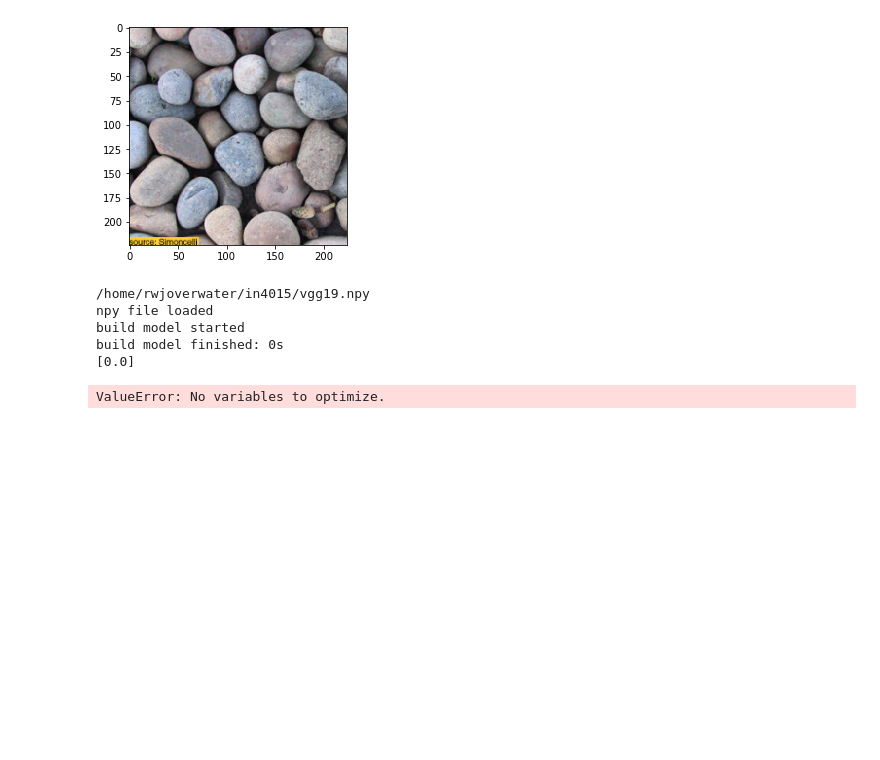
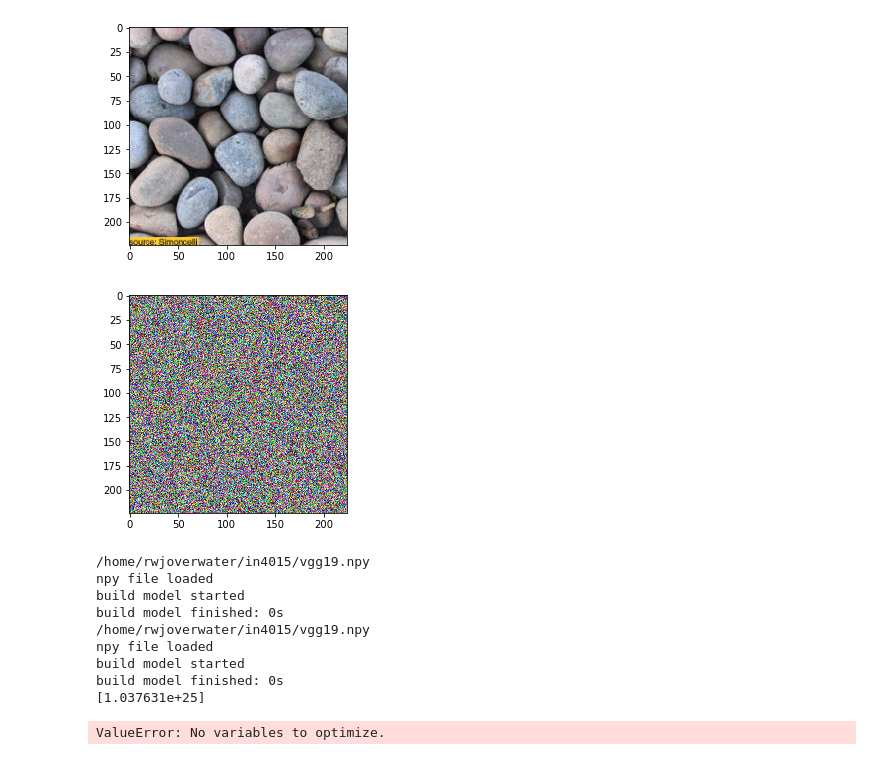
Before and after one commit to lvandam/doodle_texture_synthesis, a Jupyter notebook: laurens.ipynb, the cells around one changed output. Drawn from its saved outputs; the diff is of its cells as text; code cells hidden in the pictures; blank space fills up the shorter version.

```diff
--- a/laurens.ipynb
+++ b/laurens.ipynb
@@ -6,8 +6,6 @@ import matplotlib.pyplot as plt
 import utils
 # %%
 #img = tf.placeholder(tf.float32, [None, 224, 224, 3])
-image = tf.placeholder(tf.float32, [1, 224, 224, 3])
-feed_dict = {}
 
 device = '/cpu:0'
 show = True
@@ -18,4 +16,12 @@ def gram_matrix(F, N, M):
 # %%
 def main_loss_function(x):
     return
+# %%
+def create_noise_image(width, height):
+    image = np.random.uniform(-32,32, (1, height, width, 3)).astype('float32')
+
+    if(show == True):
+        plt.imshow(image.reshape(height,width,3))
+        plt.show()
+    return image
 # %%
@@ -42,3 +39,13 @@ def get_layers(path):
+# %%
+def get_layers(image):
+    #vgg
+    vgg = vgg19.Vgg19()
+    with tf.name_scope("content_vgg"):
+        vgg.build(image)
+
+    layers = [vgg.pool4, vgg.pool3, vgg.pool2, vgg.pool1, vgg.conv1_1]
+
+    return layers
 # %%
 def get_gram_loss(target_layers, input_layers):
     gram_losses = []
@@ -77,43 +84,46 @@ def get_loss(target_layers, input_layers):
 # %%
 with tf.device('/cpu:0'):
     sess = tf.InteractiveSession()
-    #style_layers = get_layers("./test_data/pebbles.jpg")
 
-    #load image
-    img_input = utils.load_image("./test_data/pebbles.jpg")
-    img = img_input.reshape((1, 224, 224, 3))
+    #placeholders
+    target_image = tf.placeholder(tf.float32, [1, 224, 224, 3])
+    input_image = tf.placeholder(tf.float32, [1, 224, 224, 3])
 
-    #show image
-    if(show == True):
-        plt.imshow(img_input.reshape((224,224,3)))
-        plt.show()
+    #load style image
+    input_img = get_image("./test_data/pebbles.jpg")
+    #create target image
+    target_img = create_noise_image(224, 224)
 
-    feed_dict = {image: img}
+    #fill feed dictionary
+    feed_dict = {input_image: input_img, target_image: target_img}
 
-    #vgg
-    vgg = vgg19.Vgg19()
-    with tf.name_scope("content_vgg"):
-        vgg.build(image)
+    #input vgg
+    style_layers = get_layers(input_image)
+    #target vgg
+    target_layers = get_layers(target_image)
 
-    style_layers = [vgg.pool4, vgg.pool3, vgg.pool2, vgg.pool1, vgg.conv1_1]
-
-    loss = get_loss(style_layers, style_layers)
+    loss = get_loss(target_layers, style_layers)
 
     #sess.run(vgg.pool4)
     #print(feed_dict)
 
     print(sess.run([loss], feed_dict=feed_dict))
 
     tf.train.GradientDescentOptimizer(0.5).minimize(loss)
 
 #         prob = sess.run(vgg.prob, feed_dict=feed_dict)
 #         print(prob)
 #         utils.print_prob(prob[0], './synset.txt')
 # %% [output]
 [figure]
+[figure, added]
 /home/rwjoverwater/in4015/vgg19.npy
 npy file loaded
 build model started
 build model finished: 0s
-[0.0]
+/home/rwjoverwater/in4015/vgg19.npy
+npy file loaded
+build model started
+build model finished: 0s
+[1.037631e+25]
 ValueError: No variables to optimize.
```
Also changed, not shown: parts of 1 cell of this notebook.
